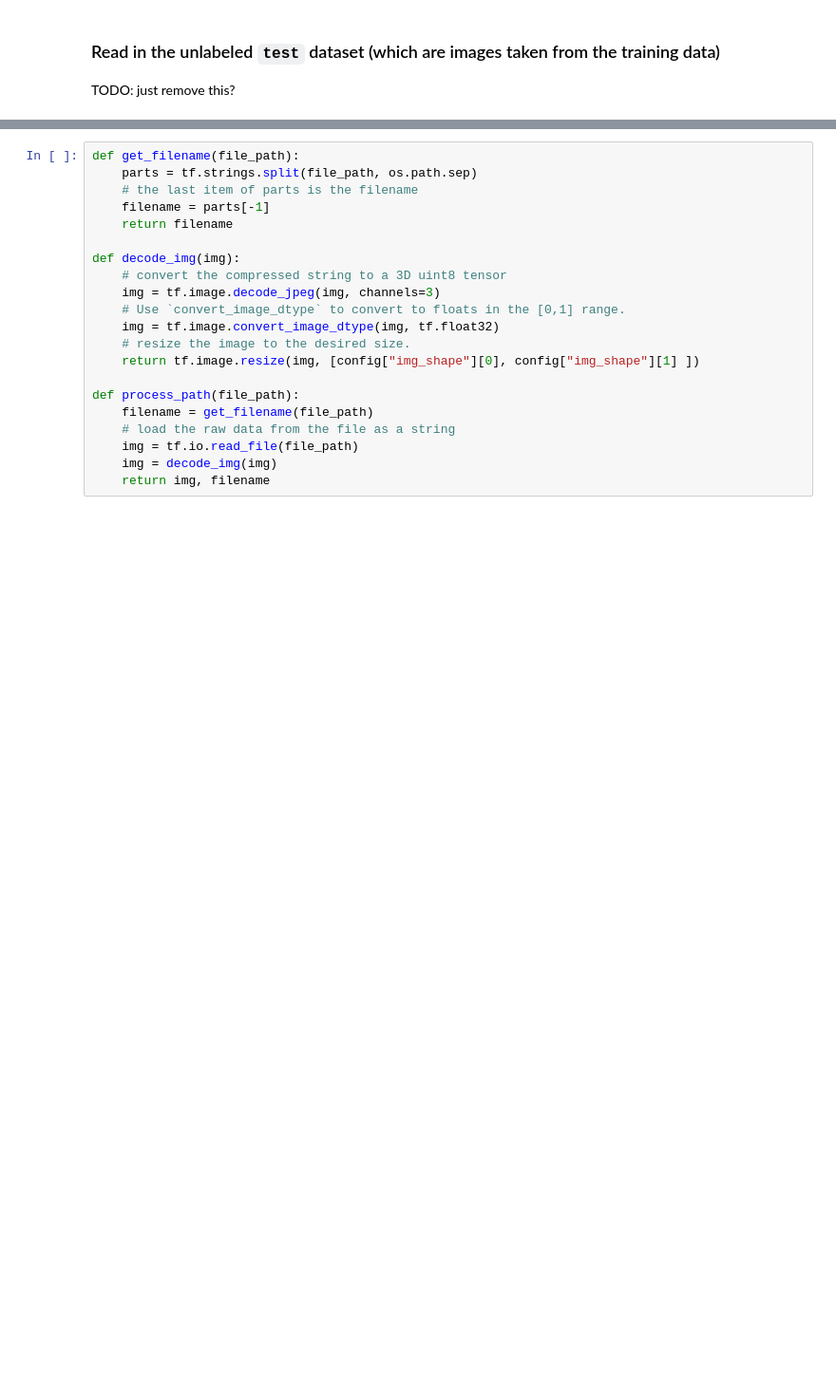
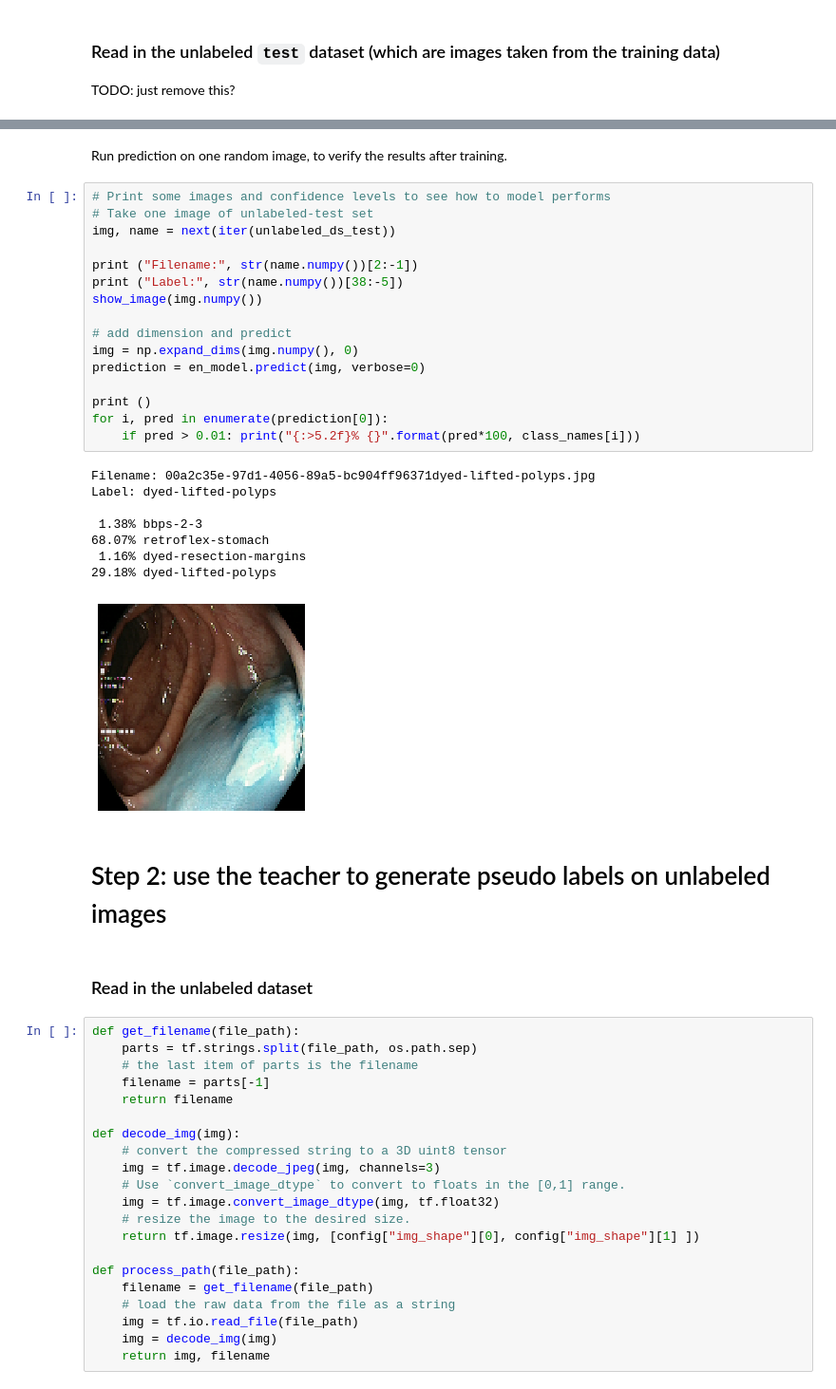
Before and after one commit to henriklg/teacher-student-framework, a Jupyter notebook: code/hyper-kvasir/efficientNets.ipynb, the cells around one changed output, grey strips where cells are left out. Shown at 95% size. Saved outputs shown, nothing was run; the diff lists cells and outputs as text; blank space fills up the shorter version.

```diff
--- a/code/hyper-kvasir/efficientNets.ipynb
+++ b/code/hyper-kvasir/efficientNets.ipynb
@@ -332,3 +366,34 @@ TODO: just remove this?
+# %% [markdown]
+Run prediction on one random image, to verify the results after training.
+# %%
+# Print some images and confidence levels to see how to model performs
+# Take one image of unlabeled-test set
+img, name = next(iter(unlabeled_ds_test))
+
+print ("Filename:", str(name.numpy())[2:-1])
+print ("Label:", str(name.numpy())[38:-5])
+show_image(img.numpy())
+
+# add dimension and predict
+img = np.expand_dims(img.numpy(), 0)
+prediction = en_model.predict(img, verbose=0)
+
+print ()
+for i, pred in enumerate(prediction[0]):
+    if pred > 0.01: print("{:>5.2f}% {}".format(pred*100, class_names[i]))
+# %% [output]
+Filename: 00a2c35e-97d1-4056-89a5-bc904ff96371dyed-lifted-polyps.jpg
+Label: dyed-lifted-polyps
+
+ 1.38% bbps-2-3
+68.07% retroflex-stomach
+ 1.16% dyed-resection-margins
+29.18% dyed-lifted-polyps
+[figure, added]
+# %% [markdown]
+# Step 2: use the teacher to generate pseudo labels on unlabeled images
+# %% [markdown]
+### Read in the unlabeled dataset
 # %%
 def get_filename(file_path):
     parts = tf.strings.split(file_path, os.path.sep)
```
Also changed, not shown: parts of 20 cells of this notebook.
